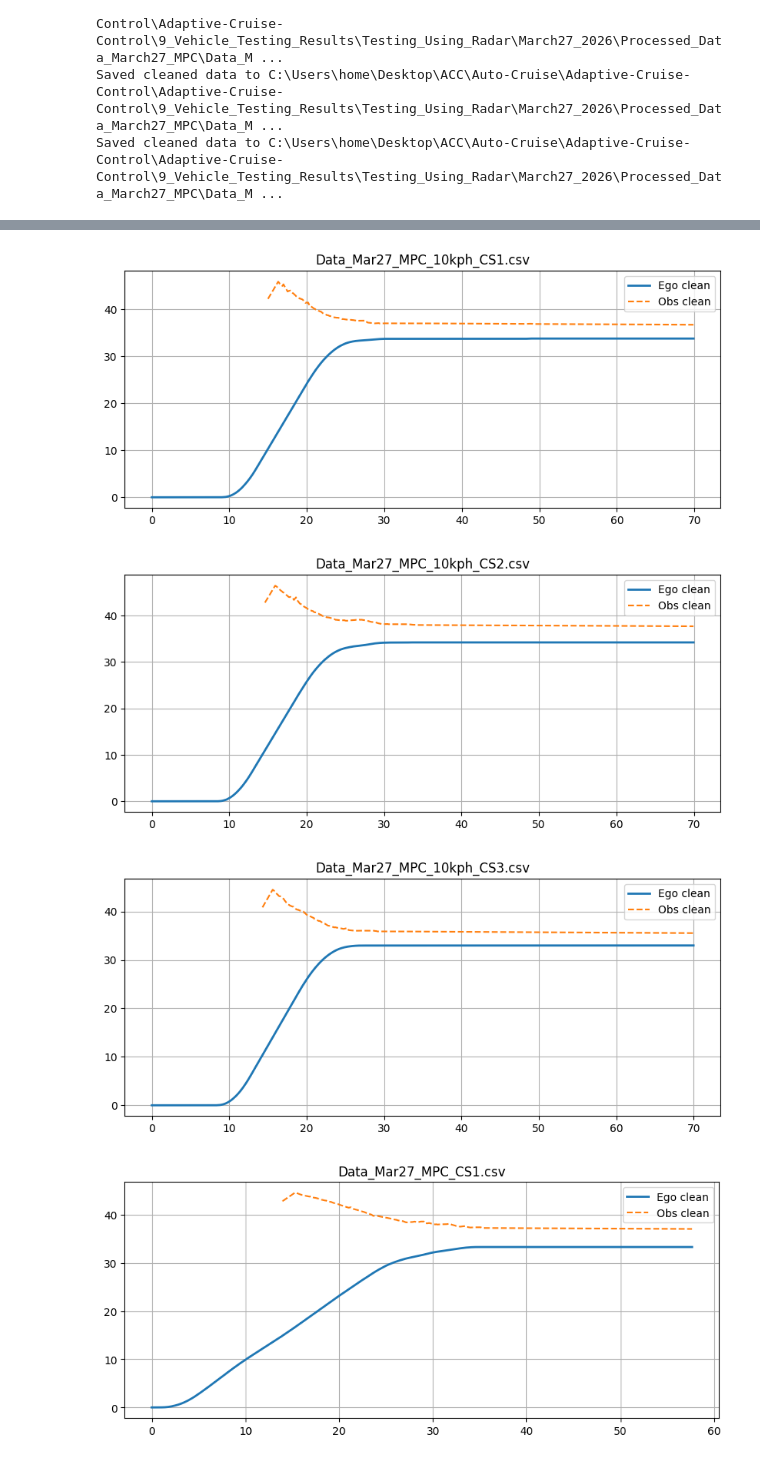
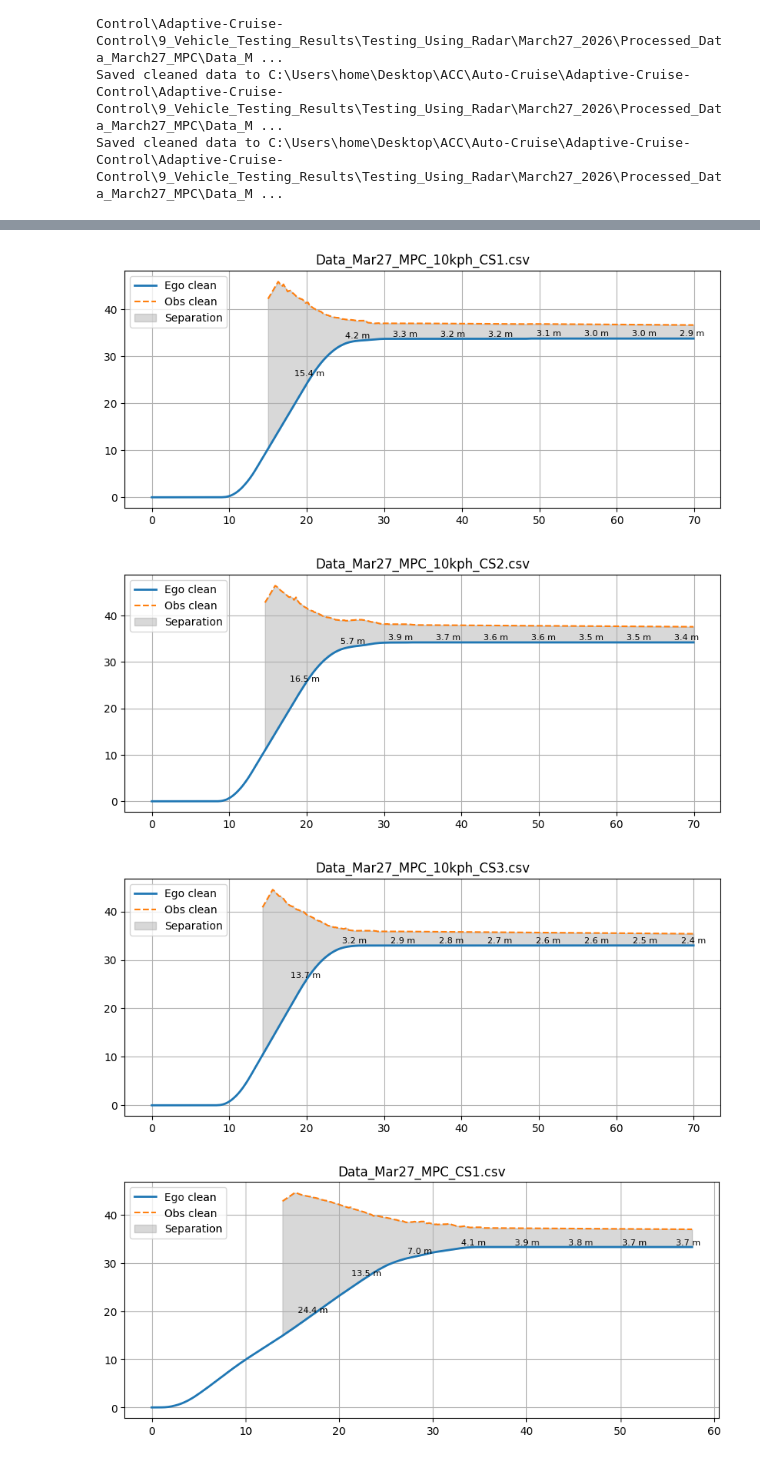
Before and after one commit to Santhosh4888/Adaptive-Cruise-Control, a Jupyter notebook: 9_Vehicle_Testing_Results/Testing_Using_Radar/March27_2026/Data_visualization_MPC.ipynb, the cells around one changed output, grey strips where cells are left out. Cells and saved outputs as stored; diff of their text form; code cells hidden in the pictures.

```diff
--- a/9_Vehicle_Testing_Results/Testing_Using_Radar/March27_2026/Data_visualization_MPC.ipynb
+++ b/9_Vehicle_Testing_Results/Testing_Using_Radar/March27_2026/Data_visualization_MPC.ipynb
@@ -48,6 +48,10 @@ for file in selected_files:
 
     # normalize time for this file
     df["Time"] = df["Time(s)"] - df["Time(s)"].iloc[0]
+    # Clip garbage velocity values (greater than 50 m/s) to 0
+    df["Ego_Velocity(m/s)"] = df["Ego_Velocity(m/s)"].apply(lambda x: x if x < 10 else 0)
+    if "Obs_Velocity(m/s)" in df.columns:
+        df["Obs_Velocity(m/s)"] = df["Obs_Velocity(m/s)"].apply(lambda x: x if x > 0 and x < 5.6 else 0)
     # convert to km/h (and keep the original m/s if you want)
     df["Ego_Velocity_kmph"] = df["Ego_Velocity(m/s)"] * 3.6
     if "Obs_Velocity(m/s)" in df.columns:
@@ -117,8 +121,11 @@ for file, df in data.items():
         axes[0].plot(df["Time"], df["Obs_Velocity_kmph"], linestyle="-", label="Lead")
 
     # ---- Separation ----
+    min_sep = df["Separation(m)"].min() if "Separation(m)" in df.columns else None
     if "Separation(m)" in df.columns:
         axes[1].plot(df["Time"], df["Separation(m)"], label="Separation")
+        if min_sep is not None:
+            axes[1].axhline(y=min_sep, color="red", linestyle="--", label=f"Min Separation: {min_sep:.2f} m")
 
     axes[0].set_ylabel("Velocity (Kmph)")
     axes[0].set_title(f"Vehicle Velocity — {file}")
@@ -234,7 +241,7 @@ for file, df in data.items():
 
          # ---- New logic: For stationary obstacle, reject any increase in separation ----
         if pd.notna(prev_sep) and pd.notna(sep) and sep > prev_sep:
-            sep = prev_sep - 0.001  # small buffer to allow for minor noise
+            sep = prev_sep - 0.0014  # small buffer to allow for minor noise
             obs_pos_f = ego_pos_i + sep  # Adjust obs position to match the propagated separation
 
         df.at[i, "Obs_Velocity_clean"] = obs_vel_f
@@ -297,12 +304,20 @@ for file, df in data.items():
 # %%
 for file, df in data.items():
     plt.figure(figsize=(10,4))
     # plt.plot(df["Time"], df["Ego_Position(m)"], alpha=0.3, label="Ego raw")
     plt.plot(df["Time"], df["Ego_Position_clean"], label="Ego clean", linewidth=2)
     plt.plot(df["Time"], df["Obs_Position_clean"], label="Obs clean", linestyle="--")
+    #show the gap between ego and obs as separation and show the value of separation as well
+    plt.fill_between(df["Time"], df["Ego_Position_clean"], df["Obs_Position_clean"], color="gray", alpha=0.3, label="Separation")
+    # Show the value of separation as text on the plot
+    for i in range(0, len(df), max(1, len(df)//10)):  # Show text for up to 10 points
+        if pd.notna(df.loc[i, "Separation_clean"]):
+            plt.text(df.loc[i, "Time"], df.loc[i, "Ego_Position_clean"] + 0.5, f"{df.loc[i, 'Separation_clean']:.1f} m", fontsize=8, ha='center')
+
+
     plt.legend(); plt.grid(); plt.title(file); plt.show()
 # %% [output]
-[figure, old version]
+[figure, new version]
-[figure, old version]
+[figure, new version]
-[figure, old version]
+[figure, new version]
-[figure, old version]
+[figure, new version]
```
Also changed, not shown: parts of 4 cells of this notebook, 19 other files.
